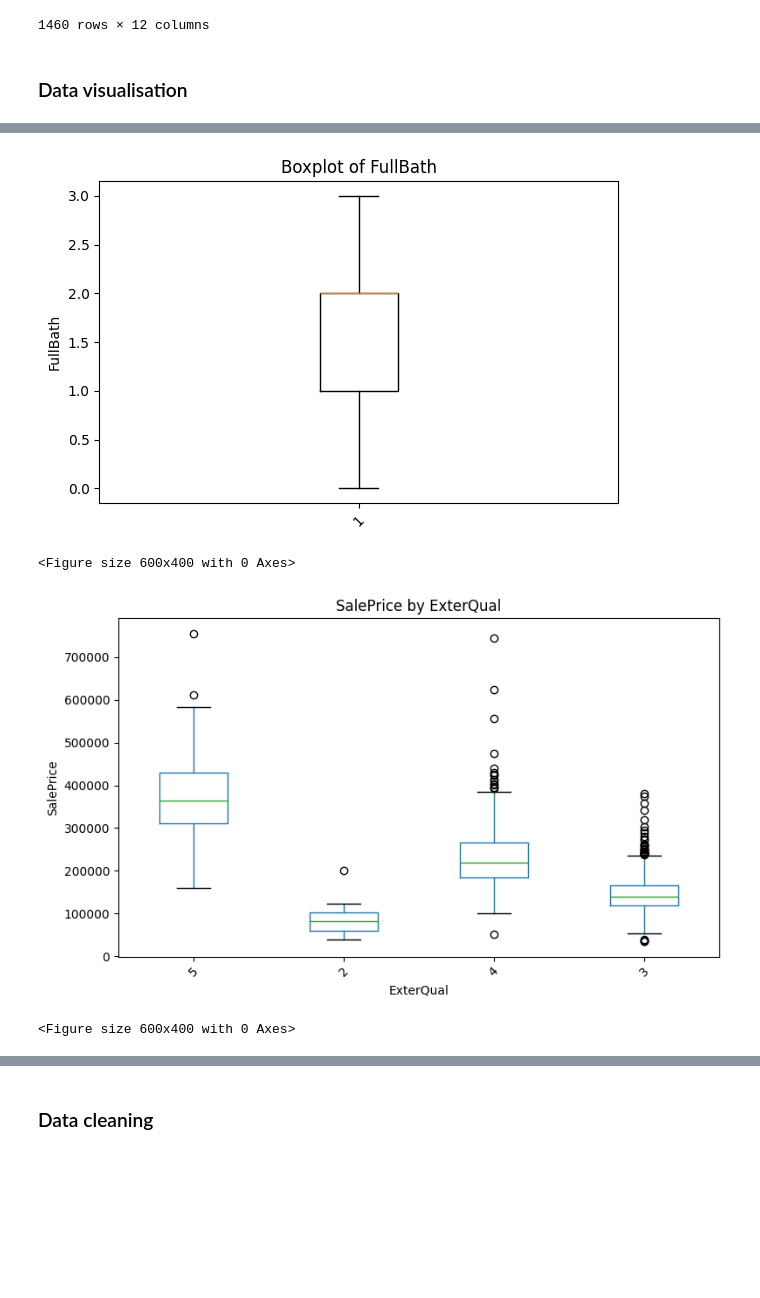
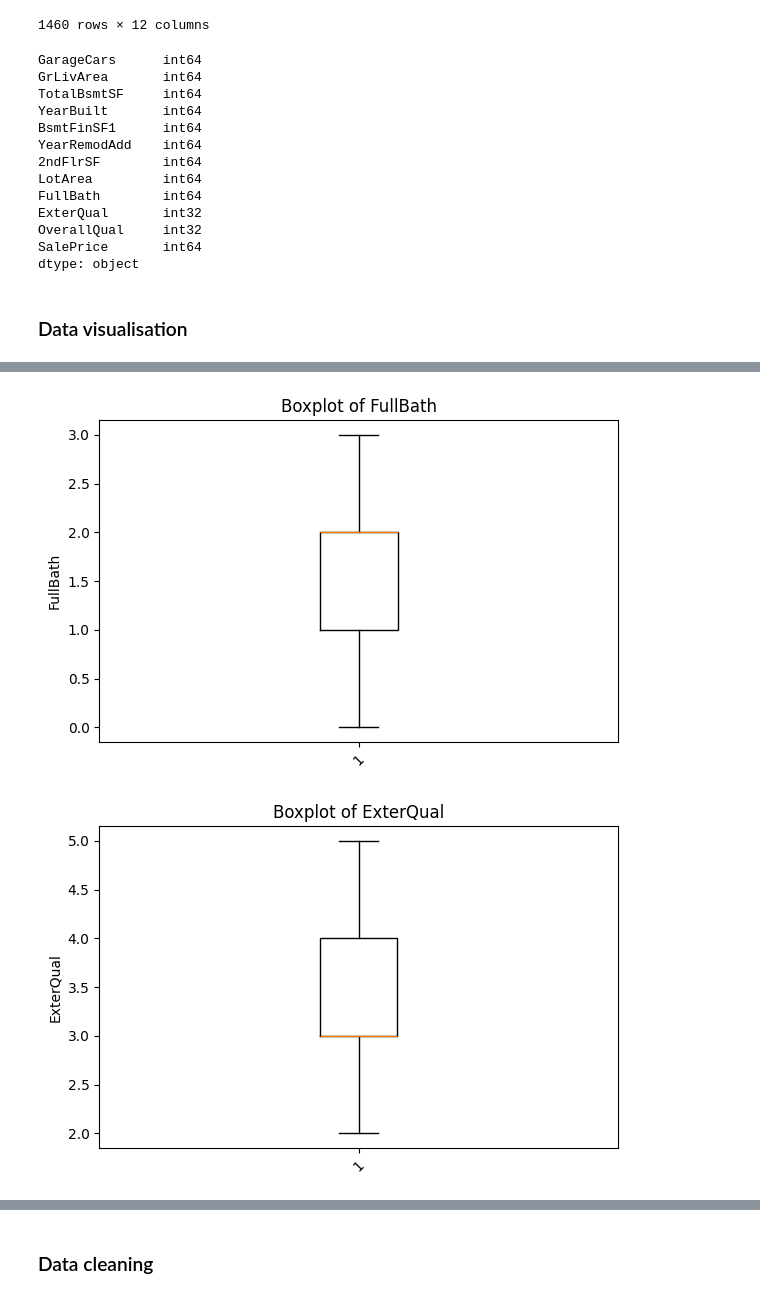
Before and after one commit to decimoplays/CStat-Project, a Jupyter notebook: cstat-project.ipynb, the cells around one changed output, grey strips where cells are left out. Saved outputs shown, nothing was run; the diff lists cells and outputs as text; code cells hidden in the pictures; blank space fills up the shorter version.

```diff
--- a/cstat-project.ipynb
+++ b/cstat-project.ipynb
@@ -160,8 +160,8 @@ grades = {
 
 # Création du DataFrame filtré avec uniquement les top features
 top_features_df = df_encoded[top_features].drop(columns=['ExterQual_Gd','OverallQual_8'])
-top_features_df['ExterQual'] = train_df['ExterQual'].map(grades).astype('category')
-top_features_df['OverallQual'] = train_df['OverallQual']
+top_features_df['ExterQual'] = train_df['ExterQual'].map(grades).astype('int')
+top_features_df['OverallQual'] = train_df['OverallQual'].astype('int')
 top_features_df['SalePrice'] = y
 
 top_features_df
@@ -179,42 +179,43 @@ top_features_df
 | 1458 | 1 | 1078 | 1078 | 1950 | 49 | 1996 | 0 | 9717 | 1 | ... |
 | 1459 | 1 | 1256 | 1256 | 1965 | 830 | 1965 | 0 | 9937 | 1 | ... |
 1460 rows × 12 columns
+# %%
+top_features_df.dtypes
+# %% [output]
+GarageCars      int64
+GrLivArea       int64
+TotalBsmtSF     int64
+YearBuilt       int64
+BsmtFinSF1      int64
+YearRemodAdd    int64
+2ndFlrSF        int64
+LotArea         int64
+FullBath        int64
+ExterQual       int32
+OverallQual     int32
+SalePrice       int64
+dtype: object
 # %% [markdown]
 ### Data visualisation
 # %%
 # Parcourir toutes les colonnes
 for column in top_features_df.columns:
     plt.figure(figsize=(6, 4))
-    if top_features_df[column].dtype in ['int64', 'float64']:
-        # Boxplot classique pour les colonnes numériques
-        plt.boxplot(top_features_df[column].dropna())
-        plt.title(f'Boxplot of {column}')
-        plt.ylabel(column)
-    else:
-        # Boxplot SalePrice par modalité pour les colonnes qualitatives
-        if "SalePrice" in top_features_df.columns:
-            try:
-                top_features_df.boxplot(column='SalePrice', by=column, grid=False, figsize=(8, 5))
-                plt.title(f'SalePrice by {column}')
-                plt.suptitle('')
-                plt.ylabel("SalePrice")
-            except:
-                plt.close()  # Certaines colonnes peuvent poser problème si trop de catégories uniques
-
+    plt.boxplot(top_features_df[column].dropna())
+    plt.title(f'Boxplot of {column}')
+    plt.ylabel(column)
     plt.xticks(rotation=45)
     plt.tight_layout()
     plt.show()
     plt.close()
 # %% [output]
 [figure]
 [figure]
 [figure]
 [figure]
 [figure]
 [figure]
 [figure]
 [figure]
 [figure]
-<Figure size 600x400 with 0 Axes>
-[figure, old version]
+[figure, new version]
-<Figure size 600x400 with 0 Axes>
```
Also changed, not shown: parts of 27 cells of this notebook.
